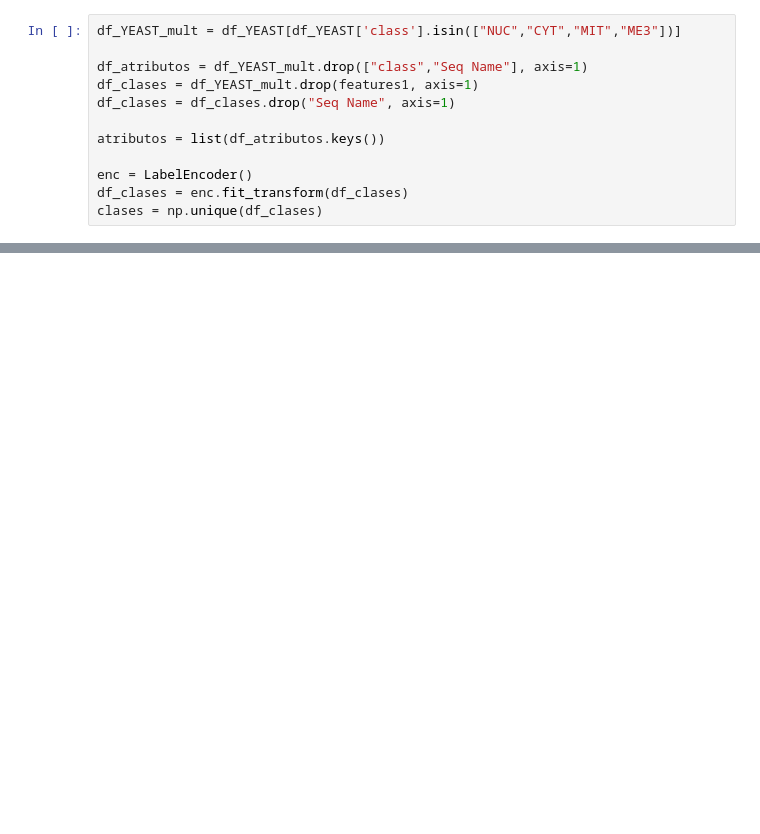
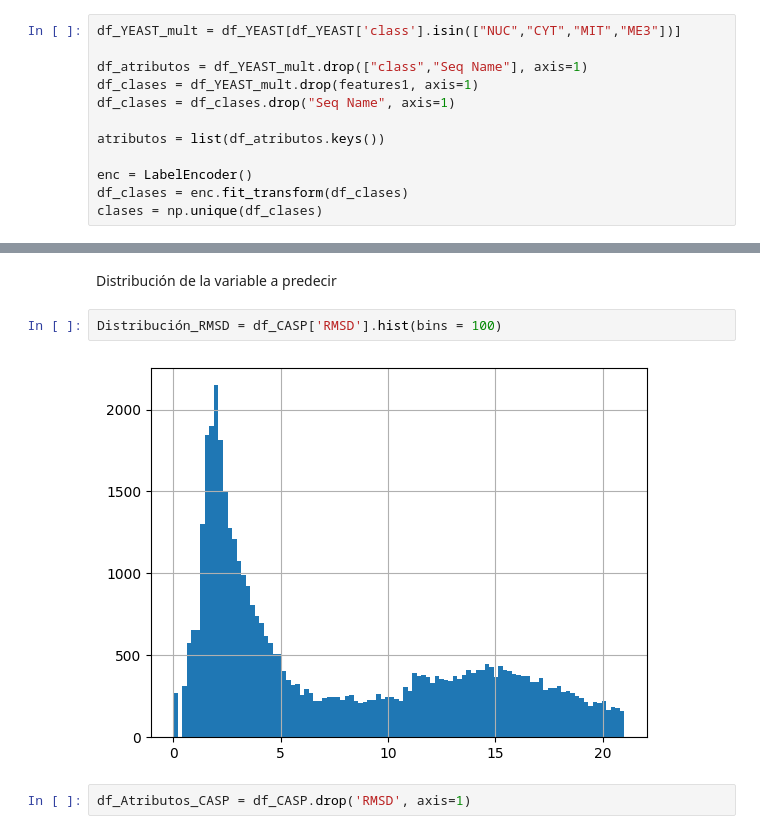
Before and after one commit to pedrwito/TP1_Redes, a Jupyter notebook: tp1_redes.ipynb, the cells around one changed output, grey strips where cells are left out. Cells and saved outputs as stored; diff of their text form; blank space fills up the shorter version.

```diff
--- a/tp1_redes.ipynb
+++ b/tp1_redes.ipynb
@@ -219,0 +575,8 @@ print(puntuaciones_QDA)
+# %% [markdown]
+Distribución de la variable a predecir
+# %%
+Distribución_RMSD = df_CASP['RMSD'].hist(bins = 100)
+# %% [output]
+[figure, added]
+# %%
+df_Atributos_CASP = df_CASP.drop('RMSD', axis=1)
```
Also changed, not shown: parts of 102 cells of this notebook, 3 other files.
